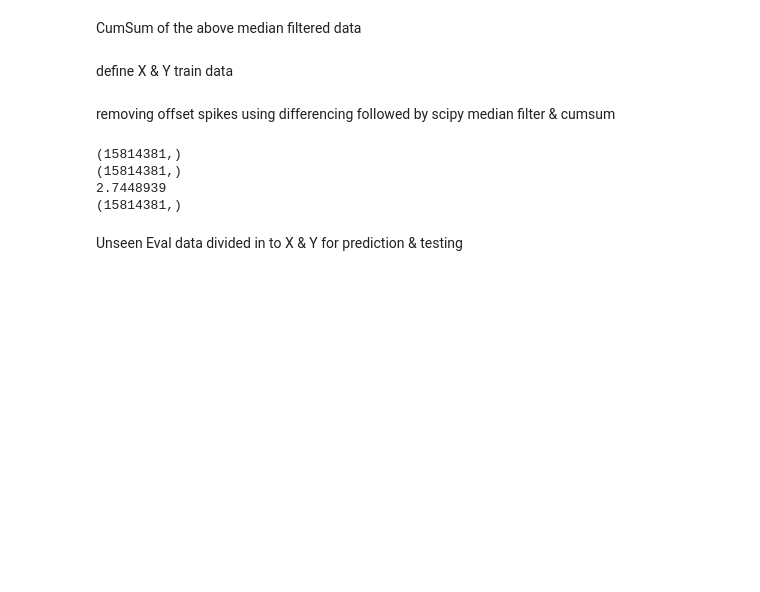
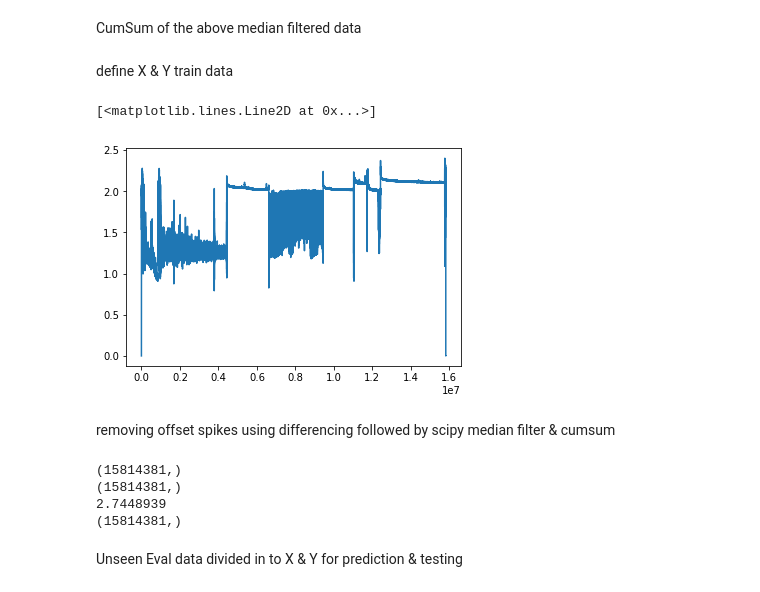
Before and after one commit to HimajaYerra/myproj, a Jupyter notebook: 1D_CNN_24July_JHW.ipynb, the cells around one changed output. Saved outputs shown, nothing was run; the diff lists cells and outputs as text; code cells hidden in the pictures; blank space fills up the shorter version.

```diff
--- a/1D_CNN_24July_JHW.ipynb
+++ b/1D_CNN_24July_JHW.ipynb
@@ -115,3 +140,8 @@ print(Y_train.shape)
+# %%
+plt.plot(Y_train)
+# %% [output]
+[<matplotlib.lines.Line2D at 0x...>]
+[figure, added]
 # %% [markdown]
 removing offset spikes using differencing followed by scipy median filter & cumsum
 # %%
```
Also changed, not shown: parts of 12 cells of this notebook.
